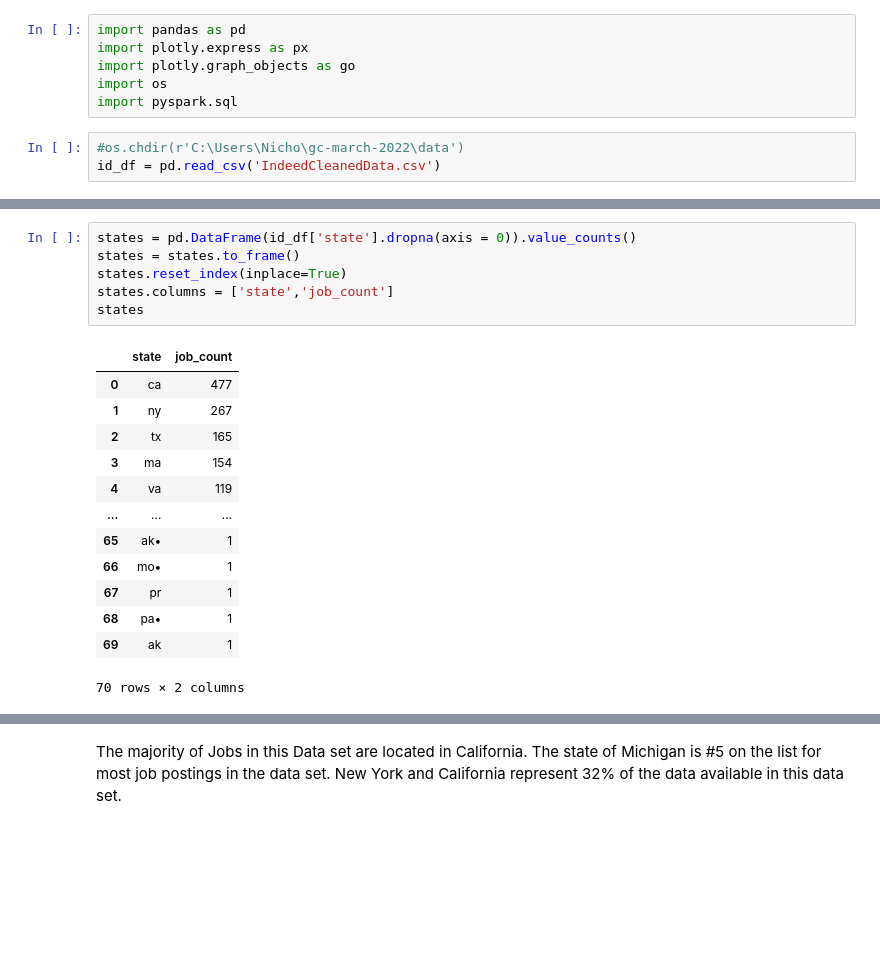
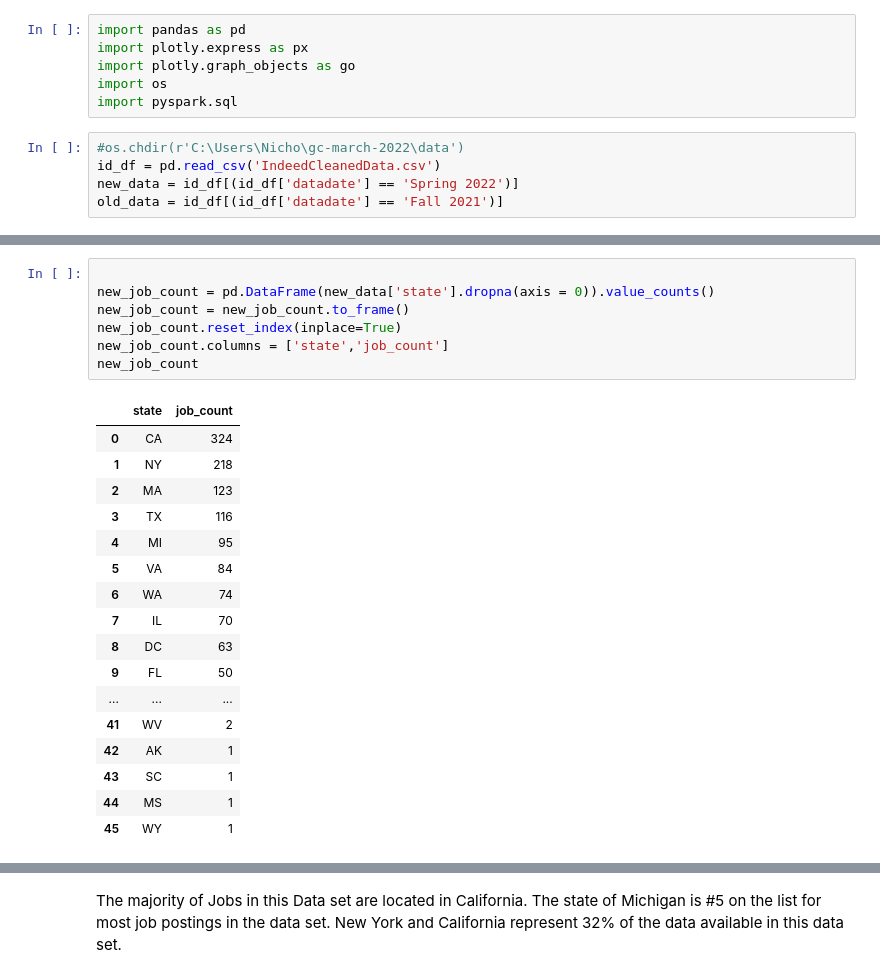
Before and after one commit to ChitraChaudhari/Jobsite-Listings-Capstone, a Jupyter notebook: IndeedEDA.ipynb, the cells around one changed output, grey strips where cells are left out. Drawn from its saved outputs; the diff is of its cells as text; blank space fills up the shorter version.

```diff
--- a/IndeedEDA.ipynb
+++ b/IndeedEDA.ipynb
@@ -7,3 +7,5 @@ import pyspark.sql
 # %%
 #os.chdir(r'C:\Users\Nicho\gc-march-2022\data')
 id_df = pd.read_csv('IndeedCleanedData.csv')
+new_data = id_df[(id_df['datadate'] == 'Spring 2022')]
+old_data = id_df[(id_df['datadate'] == 'Fall 2021')]
@@ -10,20 +28,25 @@ id_df = pd.read_csv('IndeedCleanedData.csv')
 # %%
-states = pd.DataFrame(id_df['state'].dropna(axis = 0)).value_counts()
-states = states.to_frame()
-states.reset_index(inplace=True)
-states.columns = ['state','job_count']
-states
+
+new_job_count = pd.DataFrame(new_data['state'].dropna(axis = 0)).value_counts()
+new_job_count = new_job_count.to_frame()
+new_job_count.reset_index(inplace=True)
+new_job_count.columns = ['state','job_count']
+new_job_count
 # %% [output]
 |  | state | job_count |
-| 0 | ca | 477 |
-| 1 | ny | 267 |
-| 2 | tx | 165 |
-| 3 | ma | 154 |
-| 4 | va | 119 |
+| 0 | CA | 324 |
+| 1 | NY | 218 |
+| 2 | MA | 123 |
+| 3 | TX | 116 |
+| 4 | MI | 95 |
+| 5 | VA | 84 |
+| 6 | WA | 74 |
+| 7 | IL | 70 |
+| 8 | DC | 63 |
+| 9 | FL | 50 |
 | ... | ... | ... |
-| 65 | ak• | 1 |
-| 66 | mo• | 1 |
-| 67 | pr | 1 |
-| 68 | pa• | 1 |
-| 69 | ak | 1 |
+| 41 | WV | 2 |
+| 42 | AK | 1 |
+| 43 | SC | 1 |
+| 44 | MS | 1 |
+| 45 | WY | 1 |
-70 rows × 2 columns
```
Also changed, not shown: parts of 11 cells of this notebook, 3 other files.
